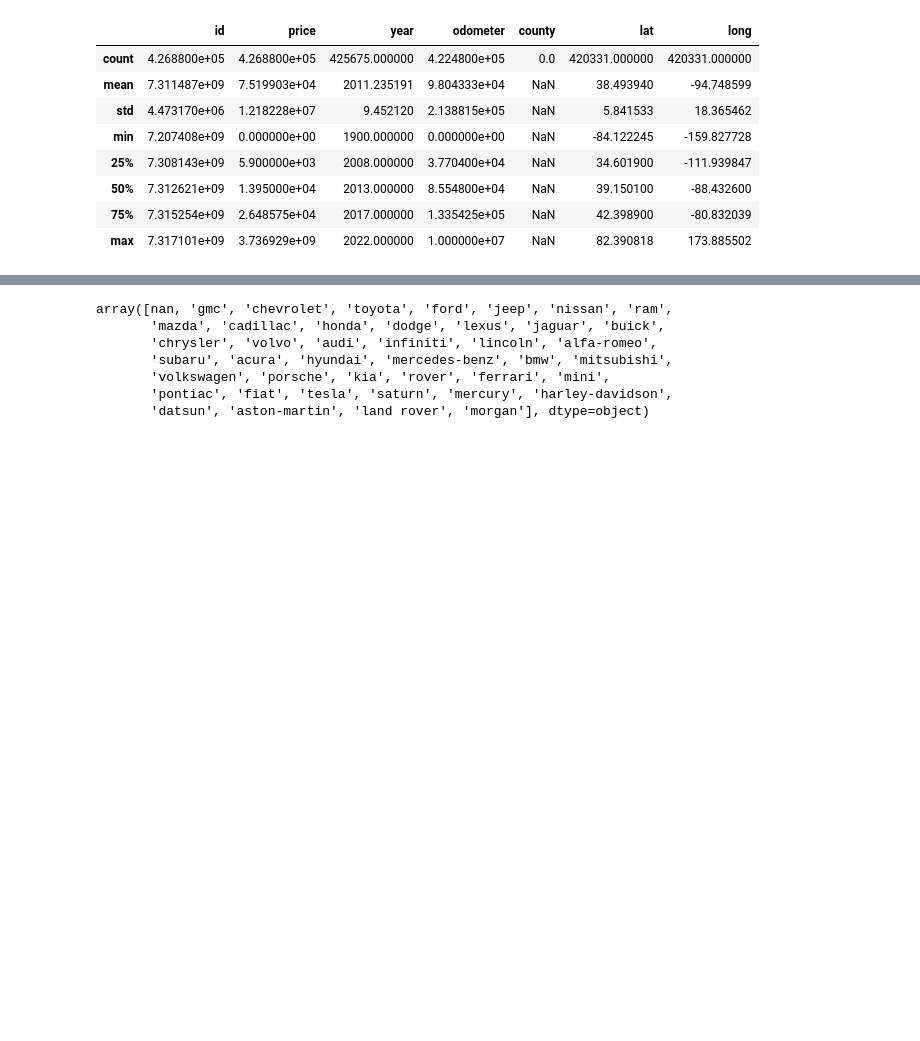
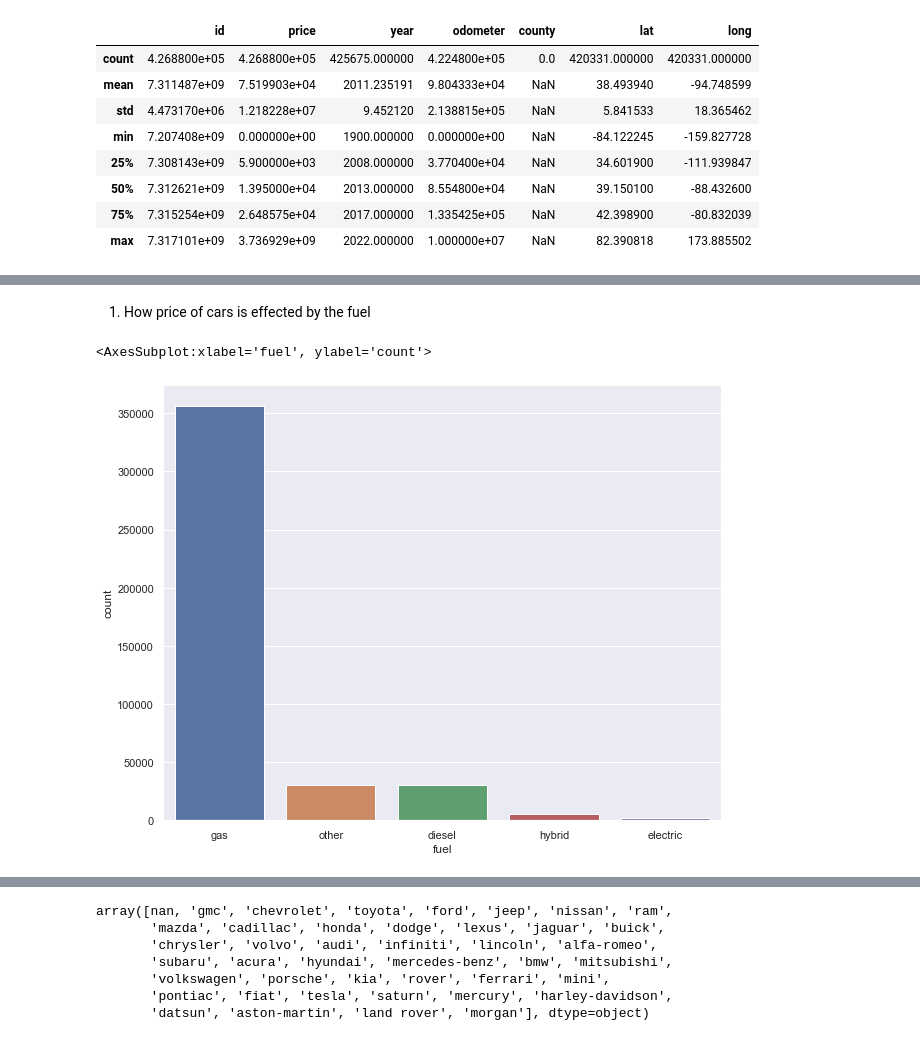
Before and after one commit to nadiahajrasiaa/Used_Car_Regression-1, a Jupyter notebook: UsedCars.ipynb, the cells around one changed output, grey strips where cells are left out. Cells and saved outputs as stored; diff of their text form; code cells hidden in the pictures; blank space fills up the shorter version.

```diff
--- a/UsedCars.ipynb
+++ b/UsedCars.ipynb
@@ -108,0 +187,8 @@ array([  nan, 2014., 2010., 2020., 2017., 2013., 2012., 2016., 2019.,
+# %% [markdown]
+1. How price of cars is effected by the fuel
+# %%
+sns.set(rc={'figure.figsize':(10,8)})
+sns.countplot(x='fuel', data=df)
+# %% [output]
+<AxesSubplot:xlabel='fuel', ylabel='count'>
+[figure, added]
```
Also changed, not shown: parts of 155 cells of this notebook.
